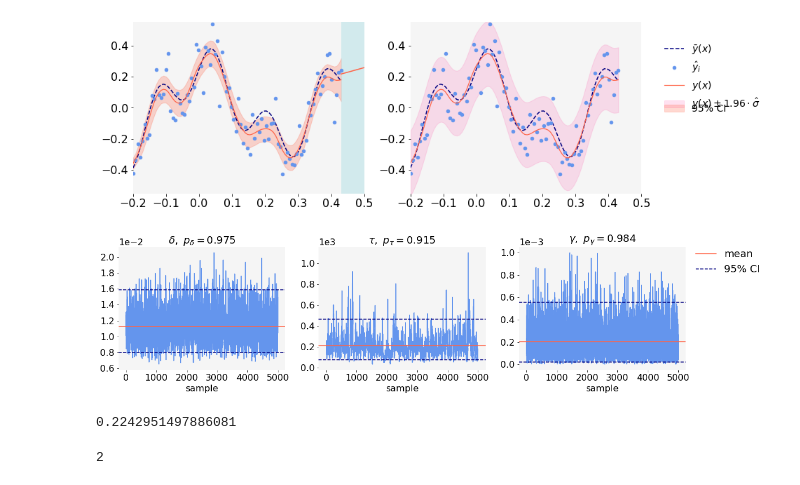
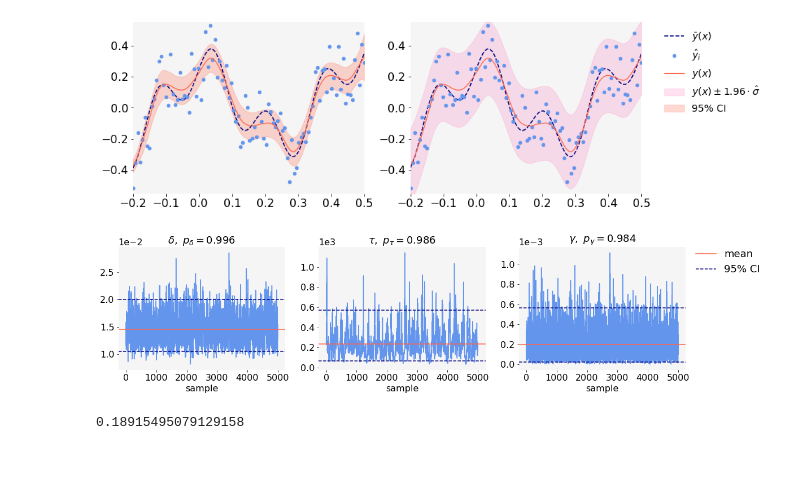
Before and after one commit to NikolineBalle/Bachelor, a Jupyter notebook: sim_data_sampling.ipynb, the cells around one changed output. Drawn from its saved outputs; the diff is of its cells as text; code cells hidden in the pictures.

```diff
--- a/sim_data_sampling.ipynb
+++ b/sim_data_sampling.ipynb
@@ -14,23 +14,19 @@ import scipy as sp
 import scipy.stats as sps
 
 
-a,b = -0.2, 0.43
-n = 90
+a,b = -0.2, 0.5
+n = 100
 p = 2
 xi = (b-a) ** (2 * p - 1)
 x = np.linspace(a,b,n)
 nu = 1 / (0.1 ** 2)
-xextra = np.linspace(0.43,0.5,10)
-xall = np.linspace(-0.2,0.5,100)
+x = np.linspace(-0.2,0.5,100)
 sigma = 0.1
 
 def y(x):
         return 0.25*np.cos(4*np.pi *x) + 0.15*np.sin(12* np.pi *x) + 0.2 * x
 
 yhat = y(x) +  np.random.normal(loc = 0, scale = 0.1, size = x.shape)
-
-yall = y(xall) + sigma * np.random.normal(loc = 0, scale = 1, size = xall.shape)
-
 
 def smoothing_spline_reg(y,Ut,Vt,Wt,eps,nu,tau,perturb = None):
     # compute factorization
@@ -279,7 +275,6 @@ samp = np.linspace(1,5000,5000)
 for j in range(J):
     fig = plt.figure()
     plt.subplot(1,2,1)
-    plt.axvspan(0.43, 0.5, facecolor='powderblue', alpha=0.5, label = 'e')
     plt.plot(x,y(x),'--',color = 'navy', linewidth=1.5, label = '$\\bar{y}(x)$')
     plt.plot(x,yhat,'bo',markersize = 4.5, color = 'cornflowerblue', label = '$\hat{y}_i$')
     plt.plot(x,y_mean[j,:] ,color = 'tomato', linewidth=1.2, label = 'model')
@@ -359,37 +354,33 @@ for j in range(J):
     plt.plot(samp, gam_res[j,:], color = col1)
     plt.axhline(gam_mean[j], color = 'tomato', label = 'mean')
     plt.axhline(gam_ci[j,0,:], linestyle = '--', color = 'navy', label = '95% CI')
     plt.axhline(gam_ci[j,1,:],linestyle = '--', color = 'navy')
     plt.title('$\\gamma, \ p_{\\gamma} = %s$' %(np.round(p_value[2], 3)), fontsize = fs)
     plt.xlabel('sample', fontsize = ts)
     plt.xticks(fontsize = ts)
     plt.yticks(fontsize = ts)
     ax = plt.gca()
     ax.set_facecolor('whitesmoke')
     for spine in plt.gca().spines.values():
         spine.set_visible(False)
     plt.ticklabel_format(axis="y", style="sci", scilimits=(0,0))
     ax.yaxis.get_offset_text().set_fontsize(ts)
     ax.xaxis.get_offset_text().set_fontsize(ts)
     plt.legend(numpoints = 1, prop = {'size': fs}, loc = 'lower right',  bbox_to_anchor=(1.5, 0.7), frameon = False)
 
 
     fig.set_figheight(4)
     fig.set_figwidth(18)
 
     #fig.suptitle('$b_0$ = 1e-5, $b_1$ = 1e-3, $b_2$ = 1e+4' , y= 0.93,fontsize=20)#%(np.format_float_scientific(b_space[j], precision = 3, exp_digits=2)), y= 0.93,fontsize=16)
 
     plt.show()
 
     fig.savefig(my_path + '/Plots/sample_values' + str(j+1) + '.pdf', bbox_inches='tight')
 
 # relative error
 np.sqrt(sum((y(x)-y_mean[j,:])**2))/np.sqrt(sum(y(x)**2))
 # %% [output]
-[figure, old version]
+[figure, new version]
-[figure, old version]
+[figure, new version]
-0.2242951497886081
+0.18915495079129158
-# %%
-p
-# %% [output]
-2
```
Also changed, not shown: 16 other files.
